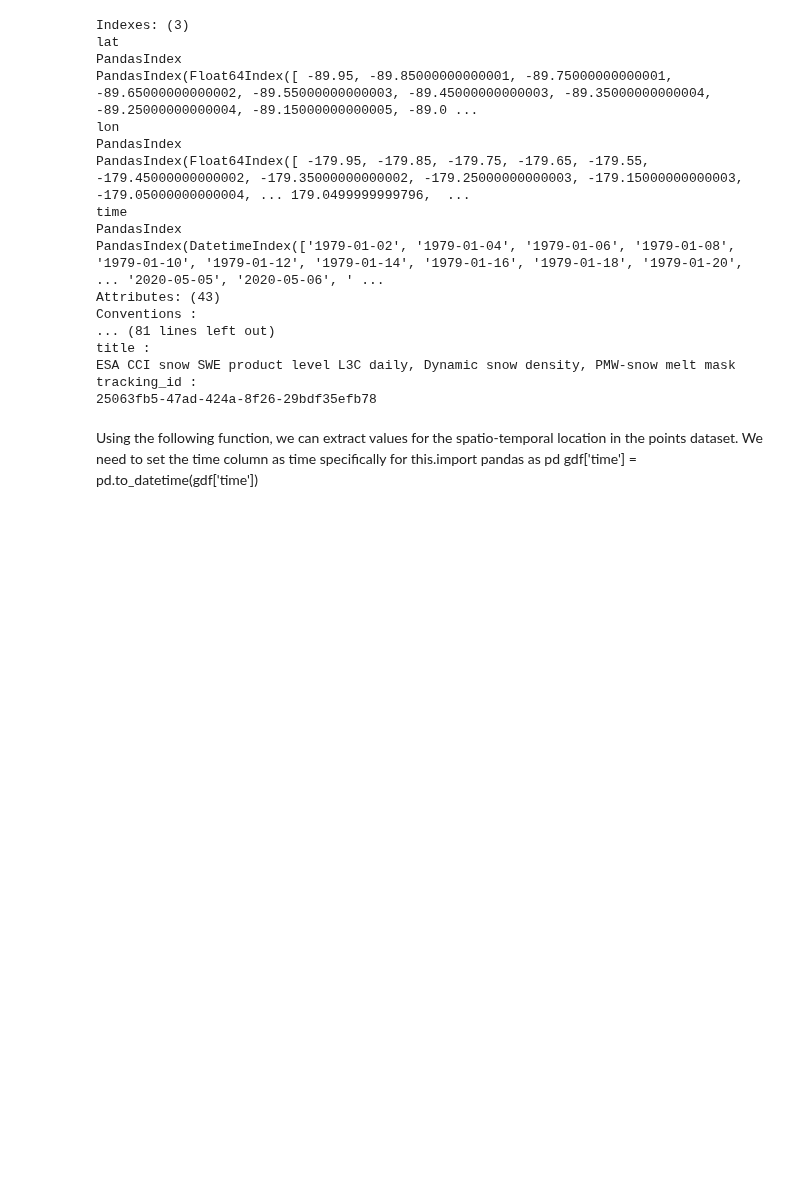
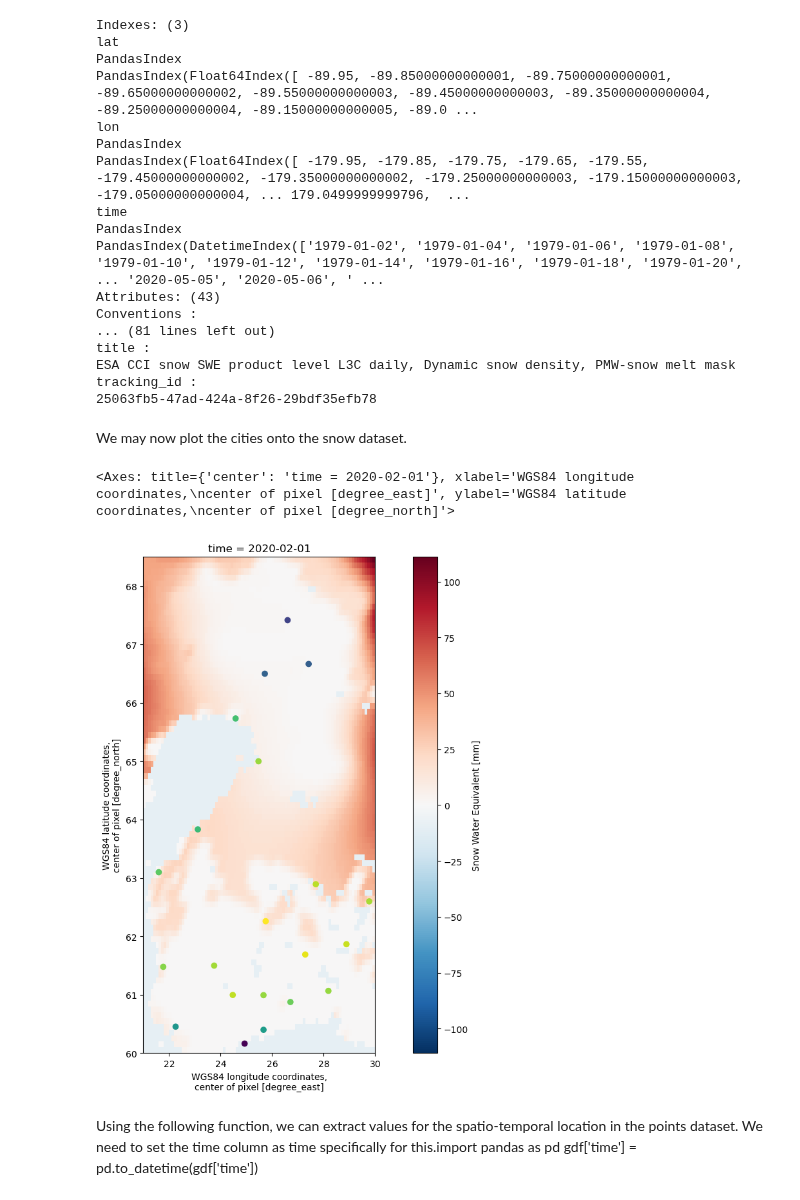
Before and after one commit to xcube-dev/xcube-geodb, a Jupyter notebook: notebooks/combine_cubes_and_geodb.ipynb, the cells around one changed output. Drawn from its saved outputs; the diff is of its cells as text; code cells hidden in the pictures; blank space fills up the shorter version.

```diff
--- a/notebooks/combine_cubes_and_geodb.ipynb
+++ b/notebooks/combine_cubes_and_geodb.ipynb
@@ -276,6 +276,17 @@ title :
 ESA CCI snow SWE product level L3C daily, Dynamic snow density, PMW-snow melt mask
 tracking_id :
 25063fb5-47ad-424a-8f26-29bdf35efb78
+# %% [markdown]
+We may now plot the cities onto the snow dataset.
+# %%
+import matplotlib.pyplot as plt
+
+fig, ax = plt.subplots(figsize=(15, 10))
+snow_ds.swe.sel({'lat': slice(60.0, 68.5), 'lon': slice(21, 30), 'time': '2020-02-01'}).plot(ax=ax) # Plot the raster data on the same subplot
+gdf.plot(column="temperature (k)", ax=ax)    # Plot the vector data on the subplot
+# %% [output]
+<Axes: title={'center': 'time = 2020-02-01'}, xlabel='WGS84 longitude coordinates,\ncenter of pixel [degree_east]', ylabel='WGS84 latitude coordinates,\ncenter of pixel [degree_north]'>
+[figure, added]
 # %% [markdown]
 Using the following function, we can extract values for the spatio-temporal location in the points dataset. We need to set the time column as time specifically for this.import pandas as pd
 gdf['time'] = pd.to_datetime(gdf['time'])
```
Also changed, not shown: parts of 4 cells of this notebook.
